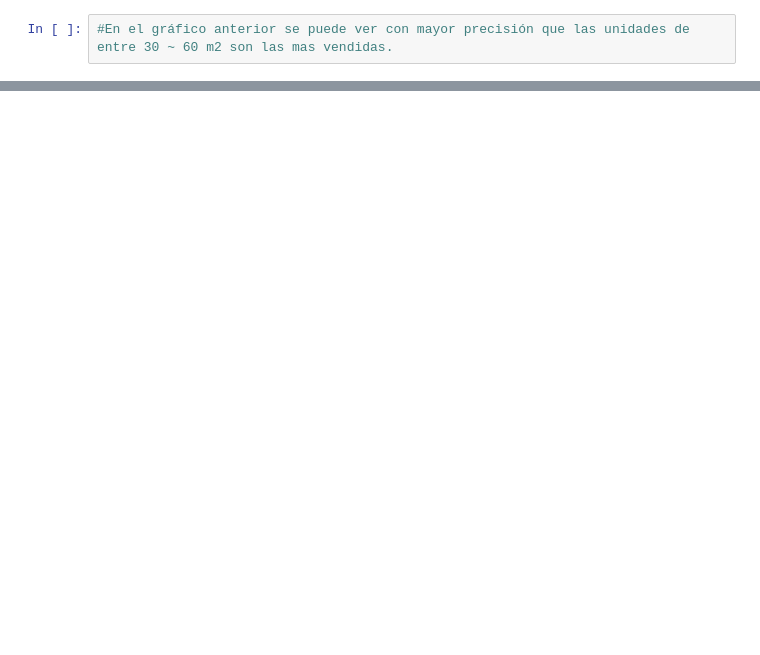
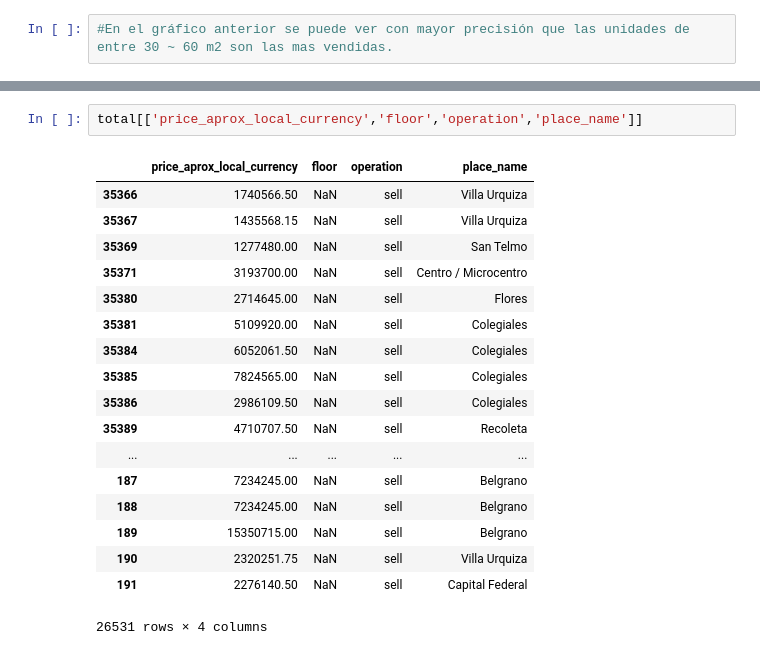
Before and after one commit to BrigliaAn/OrganizacionDeDatos, a Jupyter notebook: Tp1-Analisis-Exploratorio.ipynb, the cells around one changed output, grey strips where cells are left out. Cells and saved outputs as stored; diff of their text form; blank space fills up the shorter version.

```diff
--- a/Tp1-Analisis-Exploratorio.ipynb
+++ b/Tp1-Analisis-Exploratorio.ipynb
@@ -551,0 +590,21 @@ s100.plot(x='surface_covered_in_m2',y='count',kind='scatter')#line
+# %%
+total[['price_aprox_local_currency','floor','operation','place_name']]
+# %% [output]
+|  | price_aprox_local_currency | floor | operation | place_name |
+| 35366 | 1740566.50 | NaN | sell | Villa Urquiza |
+| 35367 | 1435568.15 | NaN | sell | Villa Urquiza |
+| 35369 | 1277480.00 | NaN | sell | San Telmo |
+| 35371 | 3193700.00 | NaN | sell | Centro / Microcentro |
+| 35380 | 2714645.00 | NaN | sell | Flores |
+| 35381 | 5109920.00 | NaN | sell | Colegiales |
+| 35384 | 6052061.50 | NaN | sell | Colegiales |
+| 35385 | 7824565.00 | NaN | sell | Colegiales |
+| 35386 | 2986109.50 | NaN | sell | Colegiales |
+| 35389 | 4710707.50 | NaN | sell | Recoleta |
+| ... | ... | ... | ... | ... |
+| 187 | 7234245.00 | NaN | sell | Belgrano |
+| 188 | 7234245.00 | NaN | sell | Belgrano |
+| 189 | 15350715.00 | NaN | sell | Belgrano |
+| 190 | 2320251.75 | NaN | sell | Villa Urquiza |
+| 191 | 2276140.50 | NaN | sell | Capital Federal |
+26531 rows × 4 columns
```
Also changed, not shown: parts of 26 cells of this notebook.
